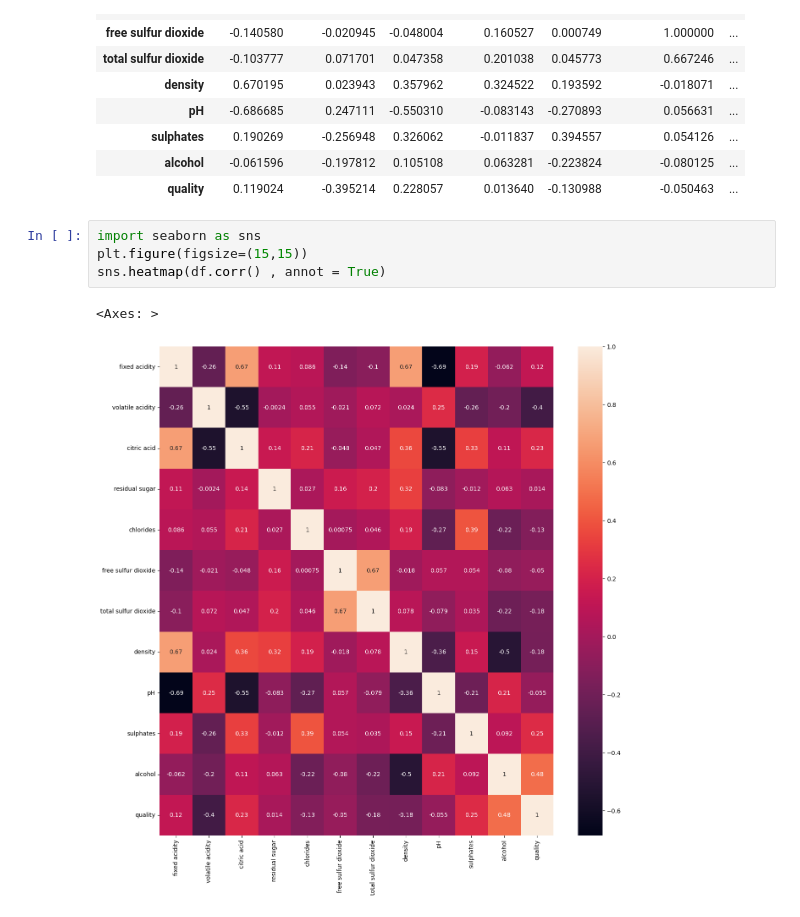
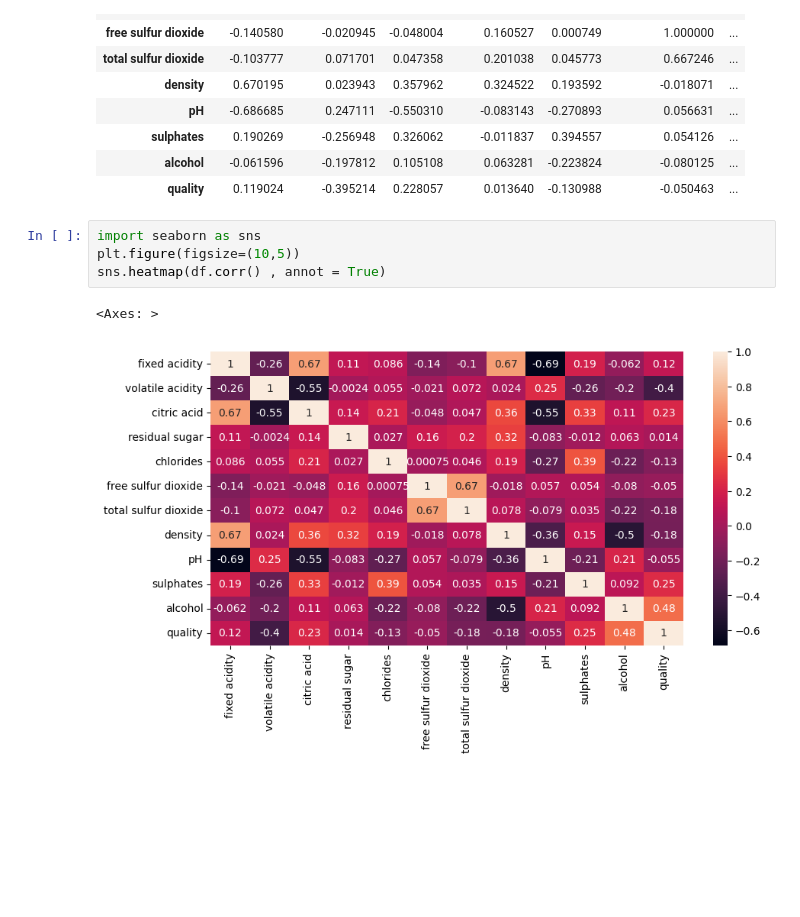
Before and after one commit to Ananddd06/Beginner_to_Advance_Machine_Learning_for_Freshers, a Jupyter notebook: EDA/redwine.ipynb, the cells around one changed output. Drawn from its saved outputs; the diff is of its cells as text; blank space fills up the shorter version.

```diff
--- a/EDA/redwine.ipynb
+++ b/EDA/redwine.ipynb
@@ -149,8 +149,8 @@ df.corr()
 | quality | 0.119024 | -0.395214 | 0.228057 | 0.013640 | -0.130988 | -0.050463 | ... |
 # %%
 import seaborn as sns
-plt.figure(figsize=(15,15))
+plt.figure(figsize=(10,5))
 sns.heatmap(df.corr() , annot = True)
 # %% [output]
 <Axes: >
-[figure, old version]
+[figure, new version]
```
Also changed, not shown: parts of 12 cells of this notebook.
